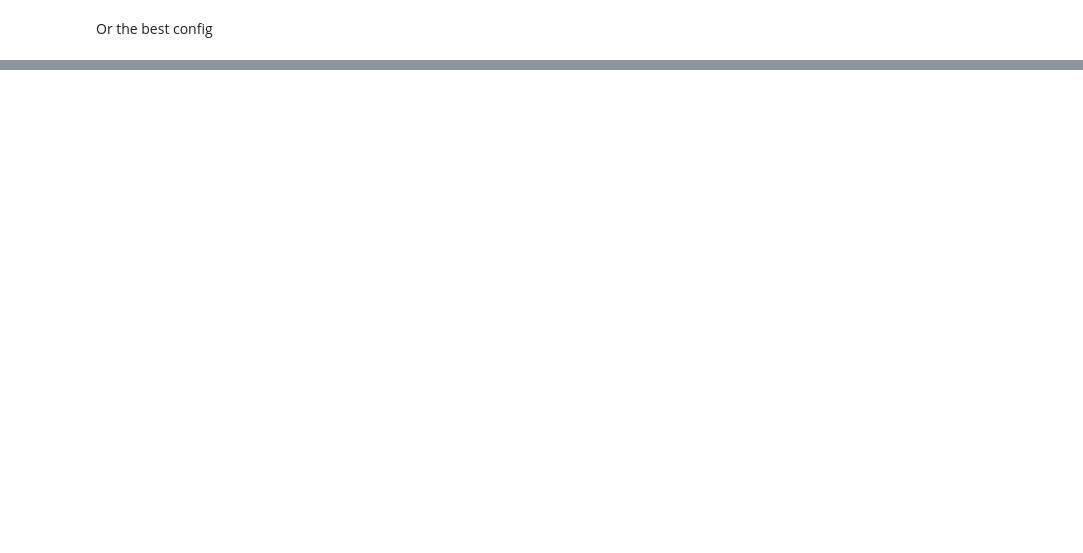
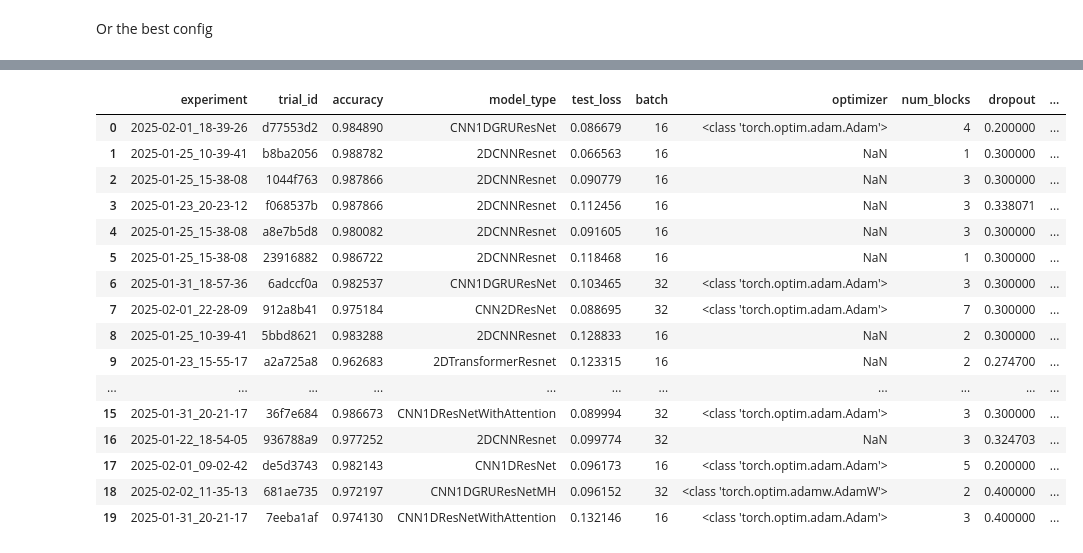
Before and after one commit to FP-byte/MADS_MachineLearning_Project, a Jupyter notebook: src/03_ray.ipynb, the cells around one changed output, grey strips where cells are left out. Cells and saved outputs as stored; diff of their text form; code cells hidden in the pictures; blank space fills up the shorter version.

Commit message:
hypertuning hybrid gru+cnn model, cleanup code repo

```diff
--- a/src/03_ray.ipynb
+++ b/src/03_ray.ipynb
@@ -113,0 +295,20 @@ analysis.get_best_config(metric="Accuracy", mode="max")
+# %%
+top_10_df
+# %% [output]
+|  | experiment | trial_id | accuracy | model_type | test_loss | batch | optimizer | num_blocks | dropout | ... |
+| 0 | 2025-02-01_18-39-26 | d77553d2 | 0.984890 | CNN1DGRUResNet | 0.086679 | 16 | <class 'torch.optim.adam.Adam'> | 4 | 0.200000 | ... |
+| 1 | 2025-01-25_10-39-41 | b8ba2056 | 0.988782 | 2DCNNResnet | 0.066563 | 16 | NaN | 1 | 0.300000 | ... |
+| 2 | 2025-01-25_15-38-08 | 1044f763 | 0.987866 | 2DCNNResnet | 0.090779 | 16 | NaN | 3 | 0.300000 | ... |
+| 3 | 2025-01-23_20-23-12 | f068537b | 0.987866 | 2DCNNResnet | 0.112456 | 16 | NaN | 3 | 0.338071 | ... |
+| 4 | 2025-01-25_15-38-08 | a8e7b5d8 | 0.980082 | 2DCNNResnet | 0.091605 | 16 | NaN | 3 | 0.300000 | ... |
+| 5 | 2025-01-25_15-38-08 | 23916882 | 0.986722 | 2DCNNResnet | 0.118468 | 16 | NaN | 1 | 0.300000 | ... |
+| 6 | 2025-01-31_18-57-36 | 6adccf0a | 0.982537 | CNN1DGRUResNet | 0.103465 | 32 | <class 'torch.optim.adam.Adam'> | 3 | 0.300000 | ... |
+| 7 | 2025-02-01_22-28-09 | 912a8b41 | 0.975184 | CNN2DResNet | 0.088695 | 32 | <class 'torch.optim.adam.Adam'> | 7 | 0.300000 | ... |
+| 8 | 2025-01-25_10-39-41 | 5bbd8621 | 0.983288 | 2DCNNResnet | 0.128833 | 16 | NaN | 2 | 0.300000 | ... |
+| 9 | 2025-01-23_15-55-17 | a2a725a8 | 0.962683 | 2DTransformerResnet | 0.123315 | 16 | NaN | 2 | 0.274700 | ... |
+| ... | ... | ... | ... | ... | ... | ... | ... | ... | ... | ... |
+| 15 | 2025-01-31_20-21-17 | 36f7e684 | 0.986673 | CNN1DResNetWithAttention | 0.089994 | 32 | <class 'torch.optim.adam.Adam'> | 3 | 0.300000 | ... |
+| 16 | 2025-01-22_18-54-05 | 936788a9 | 0.977252 | 2DCNNResnet | 0.099774 | 32 | NaN | 3 | 0.324703 | ... |
+| 17 | 2025-02-01_09-02-42 | de5d3743 | 0.982143 | CNN1DResNet | 0.096173 | 16 | <class 'torch.optim.adam.Adam'> | 5 | 0.200000 | ... |
+| 18 | 2025-02-02_11-35-13 | 681ae735 | 0.972197 | CNN1DGRUResNetMH | 0.096152 | 32 | <class 'torch.optim.adamw.AdamW'> | 2 | 0.400000 | ... |
+| 19 | 2025-01-31_20-21-17 | 7eeba1af | 0.974130 | CNN1DResNetWithAttention | 0.132146 | 16 | <class 'torch.optim.adam.Adam'> | 3 | 0.400000 | ... |
```
Also changed, not shown: parts of 18 cells of this notebook, 21 other files.
